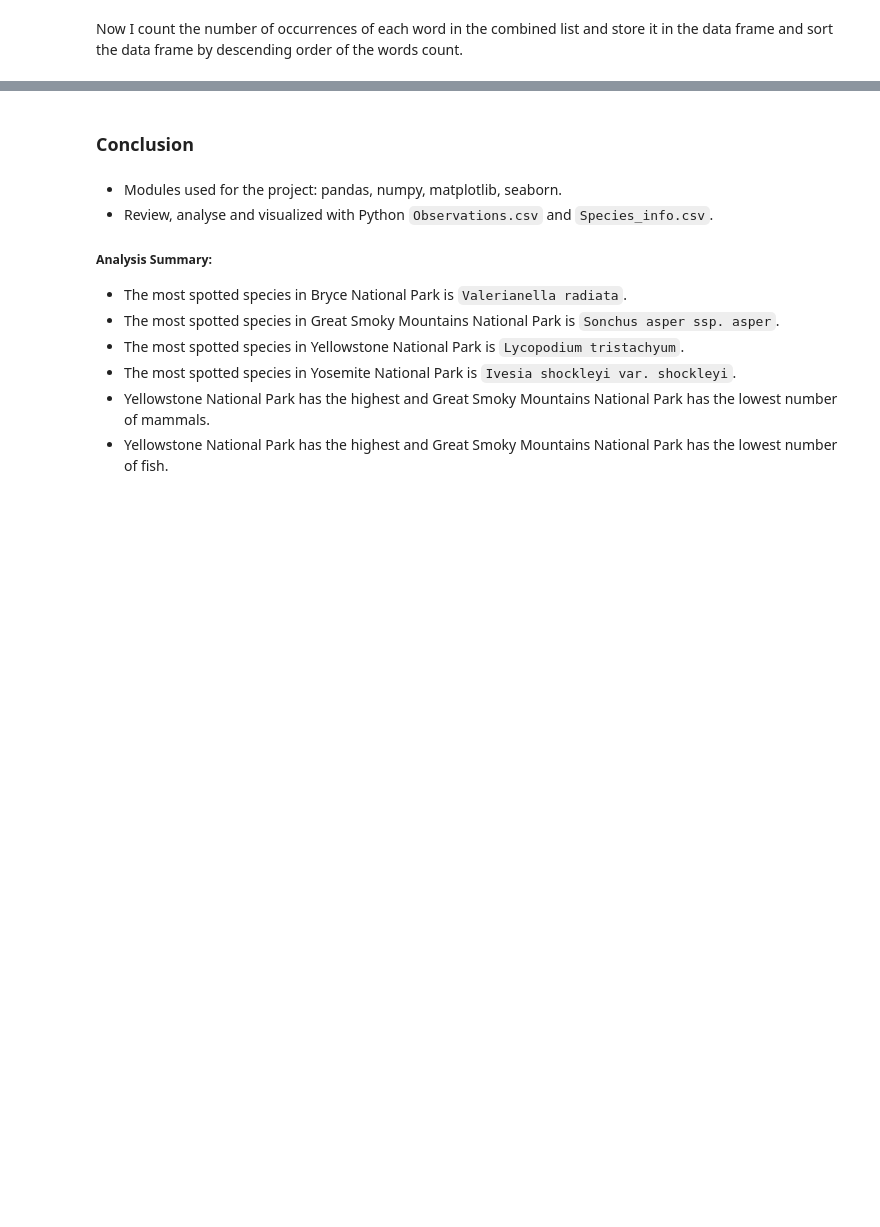
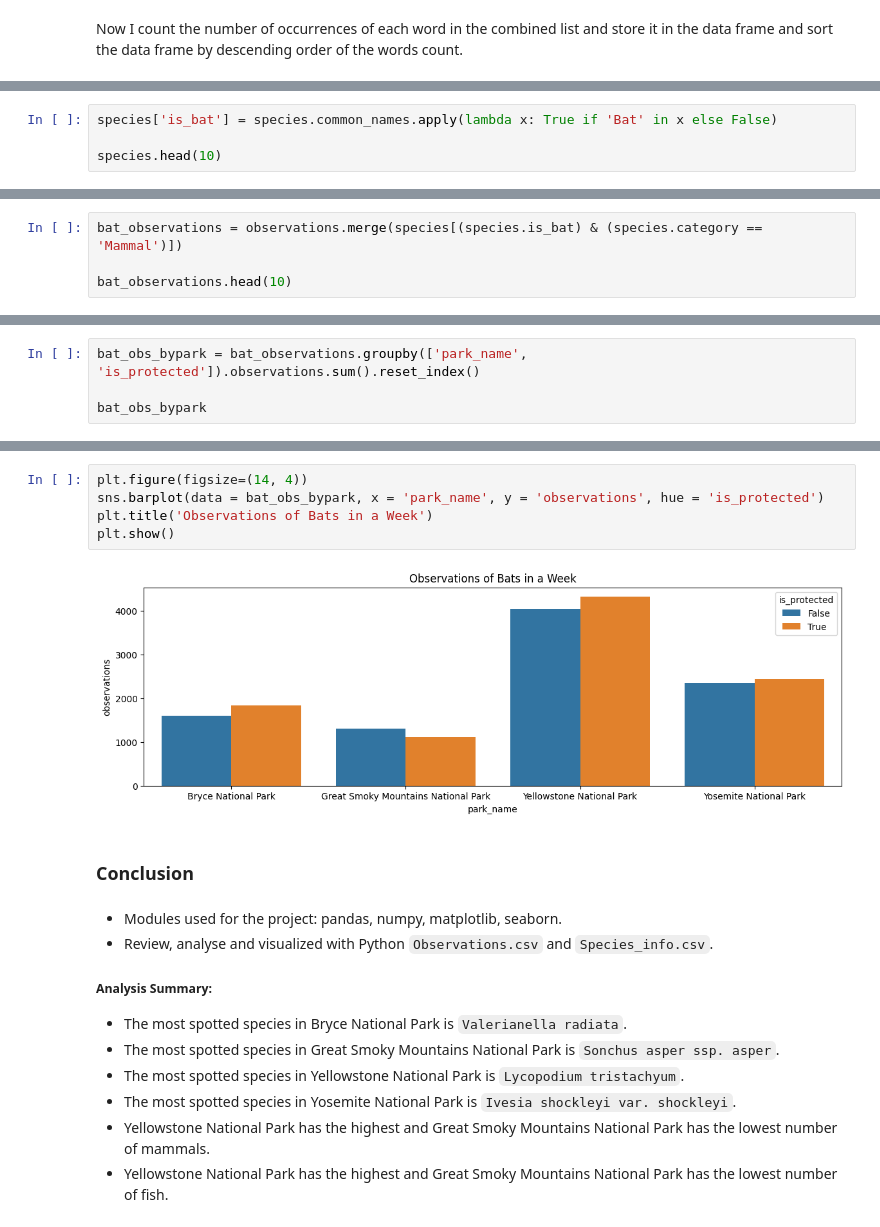
Before and after one commit to Kate-Pol/Biodiversity-in-National-Parks, a Jupyter notebook: biodiversity_.ipynb, the cells around one changed output, grey strips where cells are left out. Saved outputs shown, nothing was run; the diff lists cells and outputs as text; blank space fills up the shorter version.

Commit message:
q6 - bat observations

```diff
--- a/biodiversity_.ipynb
+++ b/biodiversity_.ipynb
@@ -511,0 +512,4 @@ We can see that the most prevalent animal in the data set is bat.Since bats have
+# %%
+species['is_bat'] = species.common_names.apply(lambda x: True if 'Bat' in x else False)
+
+species.head(10)
@@ -511,0 +546,4 @@ We can see that the most prevalent animal in the data set is bat.Since bats have
+# %%
+bat_observations = observations.merge(species[(species.is_bat) & (species.category == 'Mammal')])
+
+bat_observations.head(10)
@@ -511,0 +574,4 @@ We can see that the most prevalent animal in the data set is bat.Since bats have
+# %%
+bat_obs_bypark = bat_observations.groupby(['park_name', 'is_protected']).observations.sum().reset_index()
+
+bat_obs_bypark
@@ -512,3 +588,10 @@ We can see that the most prevalent animal in the data set is bat.Since bats have
+# %%
+plt.figure(figsize=(14, 4))
+sns.barplot(data = bat_obs_bypark, x = 'park_name', y = 'observations', hue = 'is_protected')
+plt.title('Observations of Bats in a Week')
+plt.show()
+# %% [output]
+[figure, added]
 # %% [markdown]
 ### Conclusion
 # %% [markdown]
```
Also changed, not shown: parts of 12 cells of this notebook.
